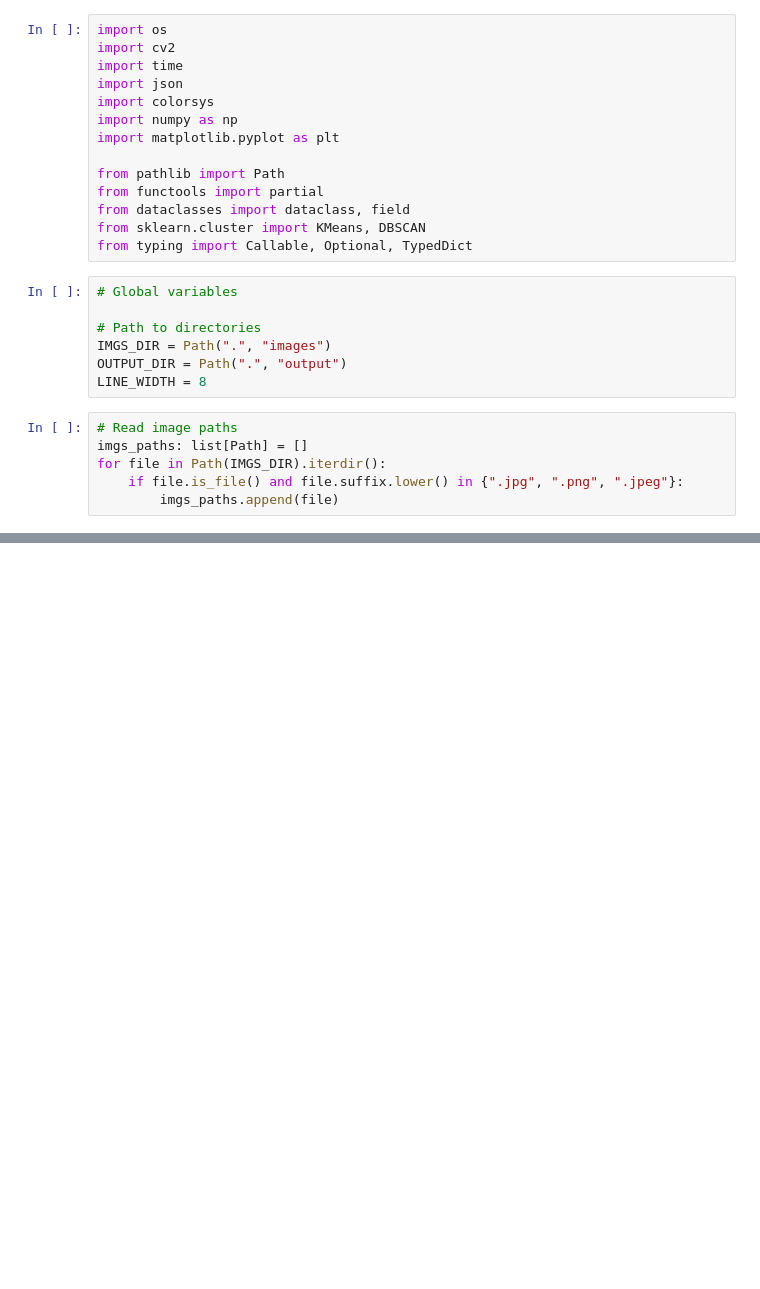
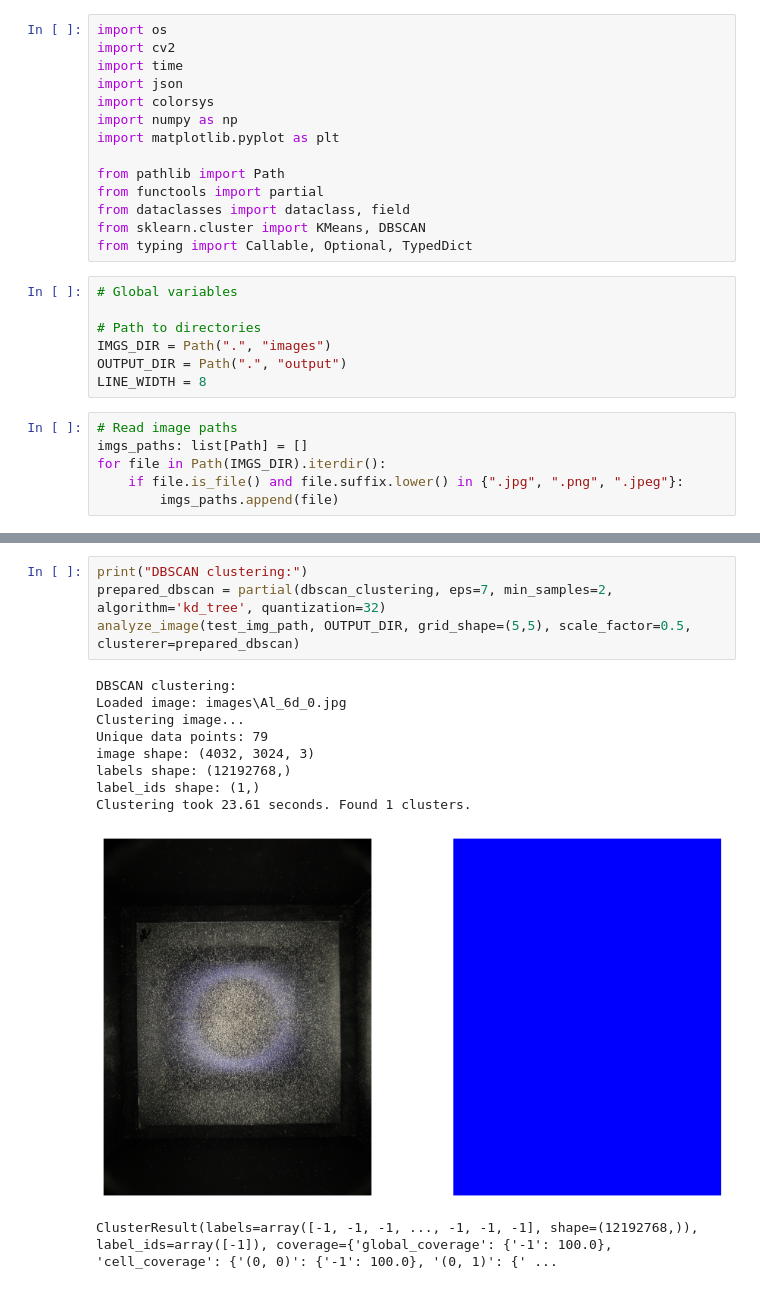
Before and after one commit to AmmoniumX/Thesis, a Jupyter notebook: particle-detection-clustering.ipynb, the cells around one changed output, grey strips where cells are left out. Drawn from its saved outputs; the diff is of its cells as text; blank space fills up the shorter version.

```diff
--- a/particle-detection-clustering.ipynb
+++ b/particle-detection-clustering.ipynb
@@ -365,0 +359,15 @@ ClusterResult(labels=array([0, 0, 0, ..., 0, 0, 0], shape=(1948908,)), label_ids
+# %%
+print("DBSCAN clustering:")
+prepared_dbscan = partial(dbscan_clustering, eps=7, min_samples=2, algorithm='kd_tree', quantization=32)
+analyze_image(test_img_path, OUTPUT_DIR, grid_shape=(5,5), scale_factor=0.5, clusterer=prepared_dbscan)
+# %% [output]
+DBSCAN clustering:
+Loaded image: images\Al_6d_0.jpg
+Clustering image...
+Unique data points: 79
+image shape: (4032, 3024, 3)
+labels shape: (12192768,)
+label_ids shape: (1,)
+Clustering took 23.61 seconds. Found 1 clusters.
+[figure, added]
+ClusterResult(labels=array([-1, -1, -1, ..., -1, -1, -1], shape=(12192768,)), label_ids=array([-1]), coverage={'global_coverage': {'-1': 100.0}, 'cell_coverage': {'(0, 0)': {'-1': 100.0}, '(0, 1)': {' ...
```
Also changed, not shown: parts of 6 cells of this notebook, 25 other files.
